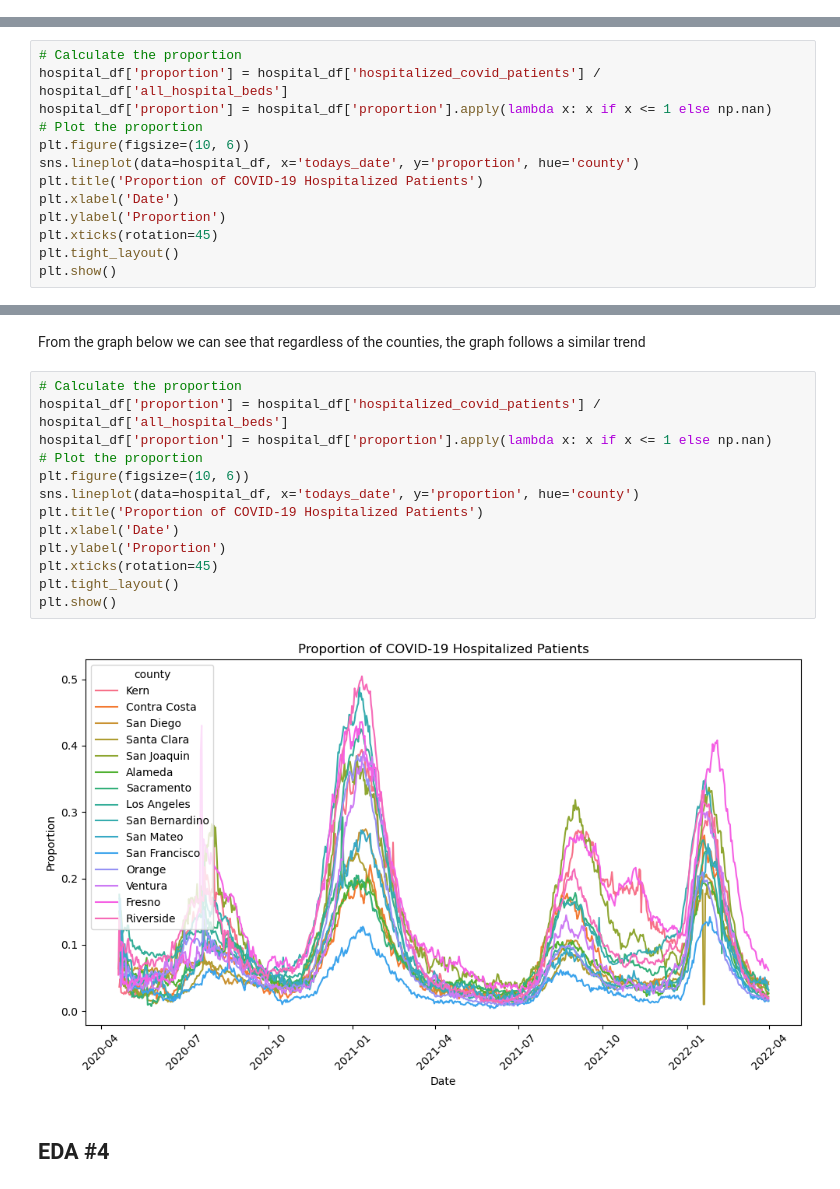
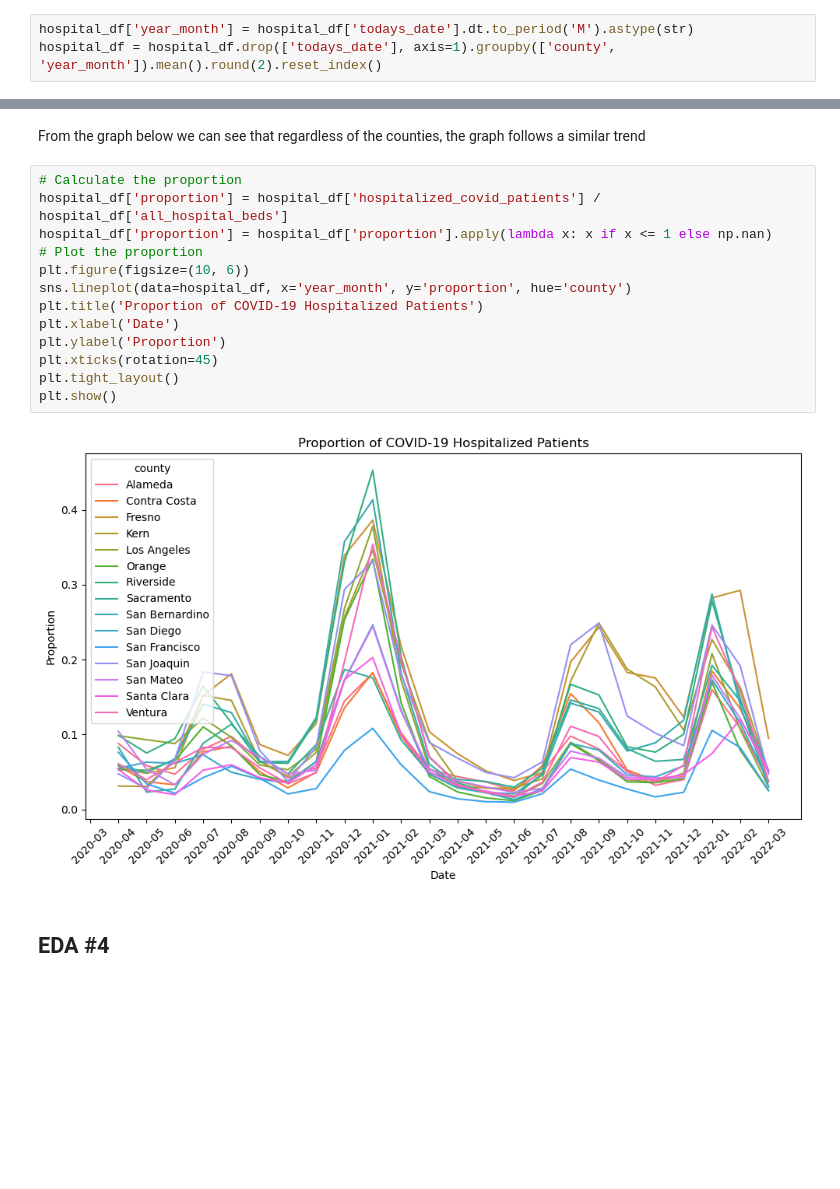
Before and after one commit to COGS108/Group022_WI24, a Jupyter notebook: EDACheckpoint_Group022_WI24.ipynb, the cells around one changed output, grey strips where cells are left out. Saved outputs shown, nothing was run; the diff lists cells and outputs as text; blank space fills up the shorter version.

```diff
--- a/EDACheckpoint_Group022_WI24.ipynb
+++ b/EDACheckpoint_Group022_WI24.ipynb
@@ -176,3 +176,6 @@ hospital_df.head()
 | 2 | Contra Costa | 2020-03-29 | 23.0 | 62.0 | NaN | ... |
 | 3 | San Diego | 2020-03-29 | 121.0 | 211.0 | NaN | ... |
 | 4 | Santa Clara | 2020-03-29 | 141.0 | 72.0 | 0.0 | ... |
+# %%
+hospital_df['year_month'] = hospital_df['todays_date'].dt.to_period('M').astype(str)
+hospital_df = hospital_df.drop(['todays_date'], axis=1).groupby(['county', 'year_month']).mean().round(2).reset_index()
@@ -192,14 +211 @@ icu_available_beds                       0.000091
 dtype: float64
-# %%
-# Calculate the proportion
-hospital_df['proportion'] = hospital_df['hospitalized_covid_patients'] / hospital_df['all_hospital_beds']
-hospital_df['proportion'] = hospital_df['proportion'].apply(lambda x: x if x <= 1 else np.nan)
-# Plot the proportion
-plt.figure(figsize=(10, 6))
-sns.lineplot(data=hospital_df, x='todays_date', y='proportion', hue='county')
-plt.title('Proportion of COVID-19 Hospitalized Patients')
-plt.xlabel('Date')
-plt.ylabel('Proportion')
-plt.xticks(rotation=45)
-plt.tight_layout()
-plt.show()
@@ -329,18 +333,18 @@ From the graph below we can see that regardless of the counties, the graph follo
 # %%
 # Calculate the proportion
 hospital_df['proportion'] = hospital_df['hospitalized_covid_patients'] / hospital_df['all_hospital_beds']
 hospital_df['proportion'] = hospital_df['proportion'].apply(lambda x: x if x <= 1 else np.nan)
 # Plot the proportion
 plt.figure(figsize=(10, 6))
-sns.lineplot(data=hospital_df, x='todays_date', y='proportion', hue='county')
+sns.lineplot(data=hospital_df, x='year_month', y='proportion', hue='county')
 plt.title('Proportion of COVID-19 Hospitalized Patients')
 plt.xlabel('Date')
 plt.ylabel('Proportion')
 plt.xticks(rotation=45)
 plt.tight_layout()
 plt.show()
 # %% [output]
-[figure, old version]
+[figure, new version]
 # %% [markdown]
 ## EDA #4
 # %%
```
Also changed, not shown: parts of 3 cells of this notebook.
